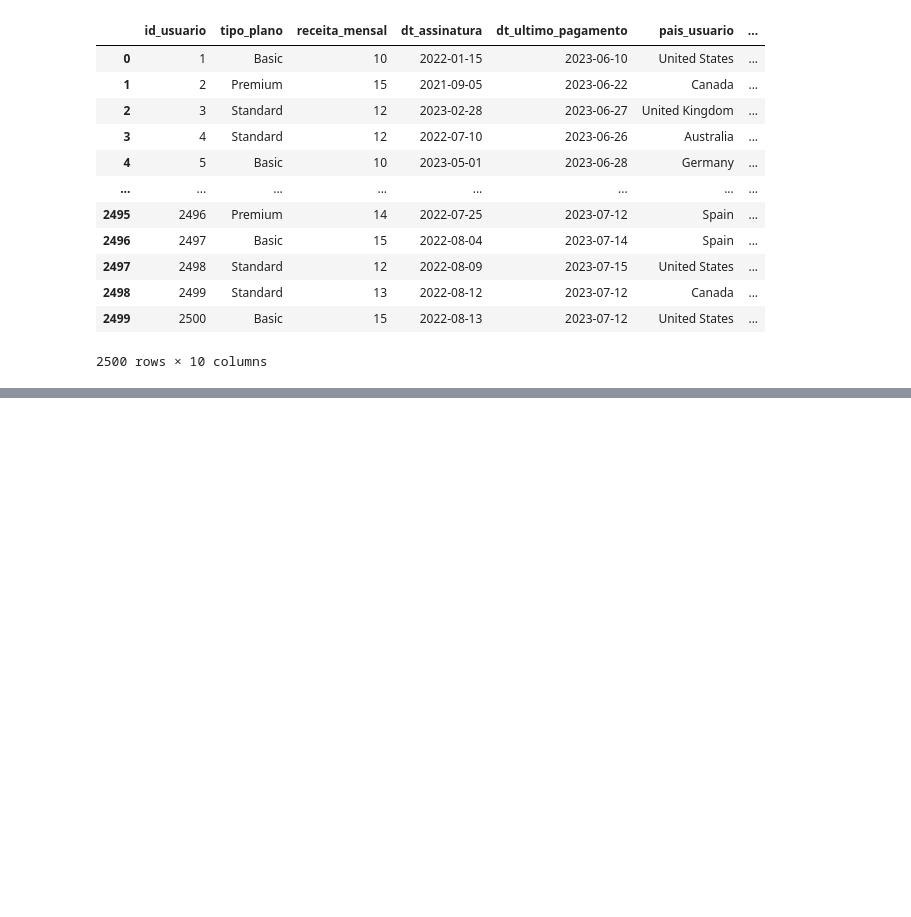
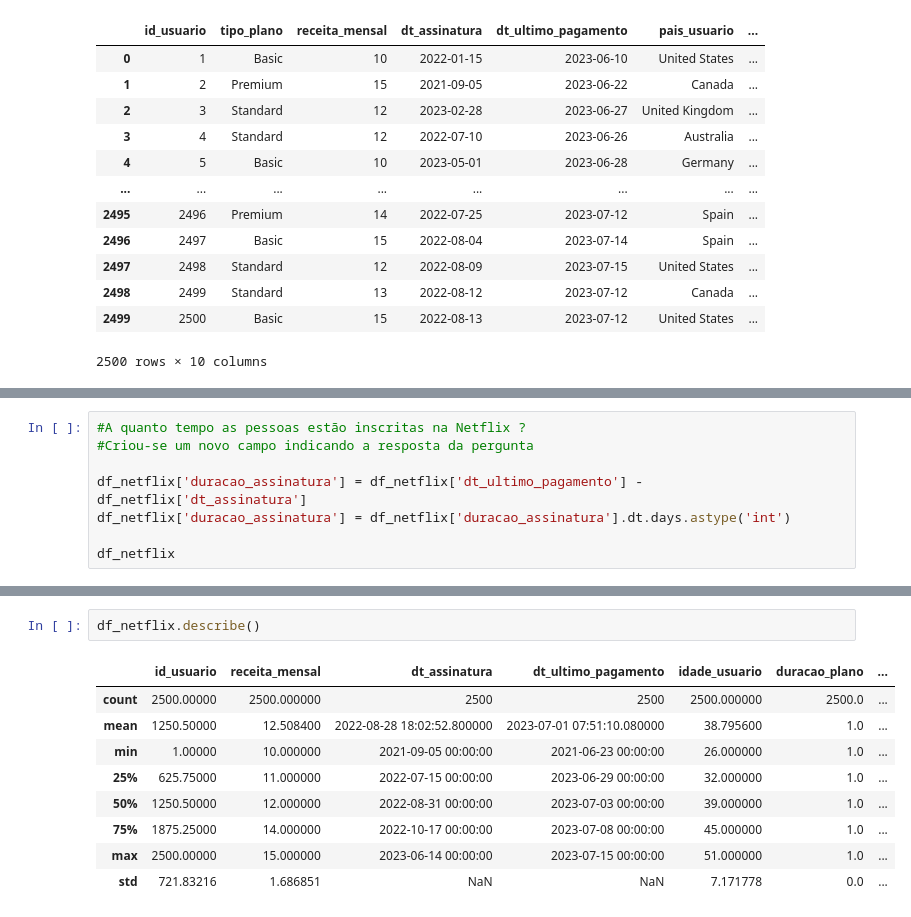
Before and after one commit to lethiciaasevedo1999/analise-dados-mundoreal, a Jupyter notebook: para-sala/Lethicia-Asevedo/mundo_real.ipynb, the cells around one changed output, grey strips where cells are left out. Drawn from its saved outputs; the diff is of its cells as text; blank space fills up the shorter version.

Commit message:
Criando perguntas e fazendoa análise para respondêlas

```diff
--- a/para-sala/Lethicia-Asevedo/mundo_real.ipynb
+++ b/para-sala/Lethicia-Asevedo/mundo_real.ipynb
@@ -128,0 +131,8 @@ df_netflix
+# %%
+#A quanto tempo as pessoas estão inscritas na Netflix ?
+#Criou-se um novo campo indicando a resposta da pergunta
+
+df_netflix['duracao_assinatura'] = df_netflix['dt_ultimo_pagamento'] - df_netflix['dt_assinatura']
+df_netflix['duracao_assinatura'] = df_netflix['duracao_assinatura'].dt.days.astype('int')
+
+df_netflix
@@ -128,0 +153,12 @@ df_netflix
+# %%
+df_netflix.describe()
+# %% [output]
+|  | id_usuario | receita_mensal | dt_assinatura | dt_ultimo_pagamento | idade_usuario | duracao_plano | ... |
+| count | 2500.00000 | 2500.000000 | 2500 | 2500 | 2500.000000 | 2500.0 | ... |
+| mean | 1250.50000 | 12.508400 | 2022-08-28 18:02:52.800000 | 2023-07-01 07:51:10.080000 | 38.795600 | 1.0 | ... |
+| min | 1.00000 | 10.000000 | 2021-09-05 00:00:00 | 2021-06-23 00:00:00 | 26.000000 | 1.0 | ... |
+| 25% | 625.75000 | 11.000000 | 2022-07-15 00:00:00 | 2023-06-29 00:00:00 | 32.000000 | 1.0 | ... |
+| 50% | 1250.50000 | 12.000000 | 2022-08-31 00:00:00 | 2023-07-03 00:00:00 | 39.000000 | 1.0 | ... |
+| 75% | 1875.25000 | 14.000000 | 2022-10-17 00:00:00 | 2023-07-08 00:00:00 | 45.000000 | 1.0 | ... |
+| max | 2500.00000 | 15.000000 | 2023-06-14 00:00:00 | 2023-07-15 00:00:00 | 51.000000 | 1.0 | ... |
+| std | 721.83216 | 1.686851 | NaN | NaN | 7.171778 | 0.0 | ... |
```
Also changed, not shown: parts of 2 cells of this notebook.
